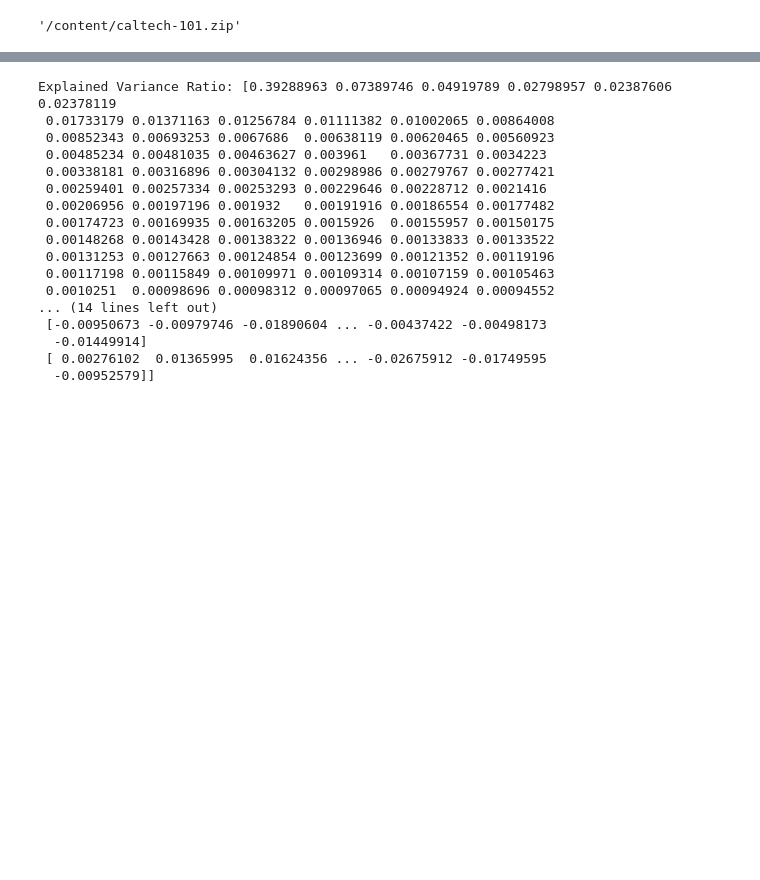
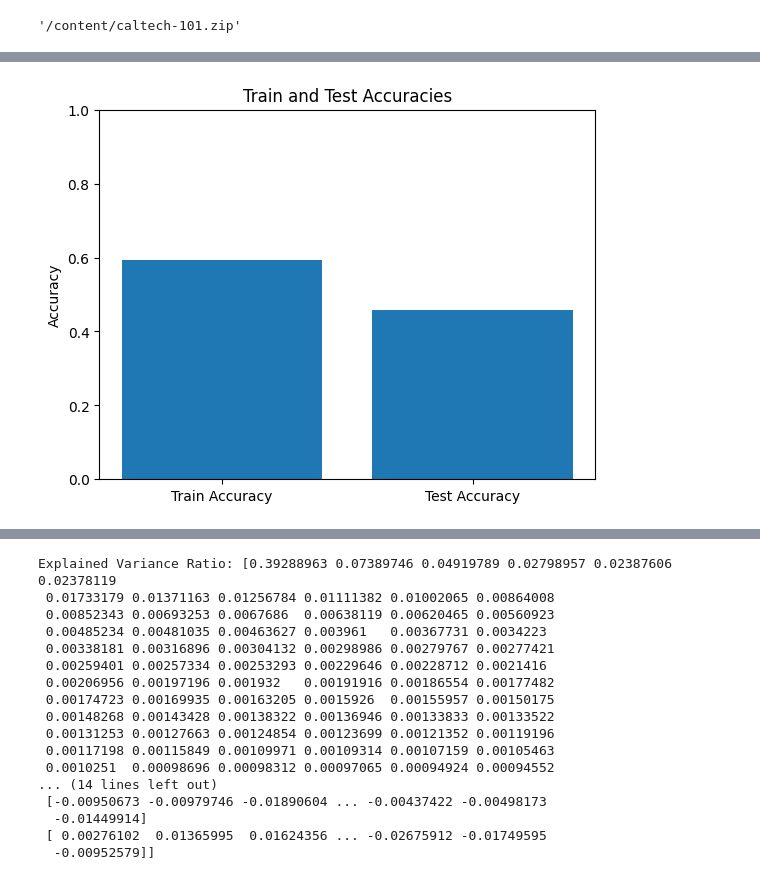
Before and after one commit to AARomanow/wiki, a Jupyter notebook: Caltech101_2.ipynb, the cells around one changed output, grey strips where cells are left out. Saved outputs shown, nothing was run; the diff lists cells and outputs as text; code cells hidden in the pictures; blank space fills up the shorter version.

```diff
--- a/Caltech101_2.ipynb
+++ b/Caltech101_2.ipynb
@@ -290,0 +313,85 @@ BACKGROUND_Google       0.11      0.81      0.20        88
+# %%
+import os
+import cv2
+import numpy as np
+from sklearn.decomposition import PCA
+from sklearn.svm import SVC
+from sklearn.metrics import accuracy_score, classification_report
+import matplotlib.pyplot as plt
+
+# Path to the pre-split train, validation, and test directories
+train_dir = 'extracted_files/train'
+val_dir = 'extracted_files/validation'
+test_dir = 'extracted_files/test'
+
+# Parameters for image resizing and PCA
+image_size = (64, 64)  # Desired image size for resizing
+
+# Function to load and preprocess images from a directory
+def preprocess_images(directory):
+    images = []
+    labels = []
+    for label in os.listdir(directory):
+        label_dir = os.path.join(directory, label)
+        for filename in os.listdir(label_dir):
+            image_path = os.path.join(label_dir, filename)
+            image = cv2.imread(image_path)
+            image = cv2.resize(image, image_size)
+            image = image.flatten()  # Flatten the image into a 1D array
+            images.append(image)
+            labels.append(label)
+    return np.array(images), np.array(labels)
+
+# Preprocess train data
+train_images, train_labels = preprocess_images(train_dir)
+
+# Preprocess validation data
+val_images, val_labels = preprocess_images(val_dir)
+
+# Preprocess test data
+test_images, test_labels = preprocess_images(test_dir)
+
+# Create an instance of PCA
+pca = PCA(n_components=100)  # Specify the number of components to keep
+
+# Fit PCA on the training data
+pca.fit(train_images)
+
+# Transform train, validation, and test data to the lower-dimensional space
+train_images_pca = pca.transform(train_images)
+val_images_pca = pca.transform(val_images)
+test_images_pca = pca.transform(test_images)
+
+# Create an instance of SVM classifier
+svm = SVC(C=1.0, kernel='rbf', gamma='scale')
+
+# Fit the SVM classifier on the train data
+svm.fit(train_images_pca, train_labels)
+
+# Predict the labels for the training data
+train_predictions = svm.predict(train_images_pca)
+
+# Evaluate accuracy on the training set
+train_accuracy = accuracy_score(train_labels, train_predictions)
+
+# Predict the labels for the test data
+test_predictions = svm.predict(test_images_pca)
+
+# Evaluate accuracy on the test set
+test_accuracy = accuracy_score(test_labels, test_predictions)
+
+# Create a bar chart to visualize train and test accuracies
+labels = ['Train Accuracy', 'Test Accuracy']
+accuracies = [train_accuracy, test_accuracy]
+
+plt.bar(labels, accuracies)
+plt.ylim([0, 1])  # Set the y-axis limit to 0-1
+plt.ylabel('Accuracy')
+plt.title('Train and Test Accuracies')
+plt.show()
+
+# Generate classification report on the test set
+classification_rep = classification_report(test_labels, test_predictions)
+print("Classification Report:\n", classification_rep)
+# %% [output]
+[figure, added]
```
Also changed, not shown: parts of 12 cells of this notebook.
